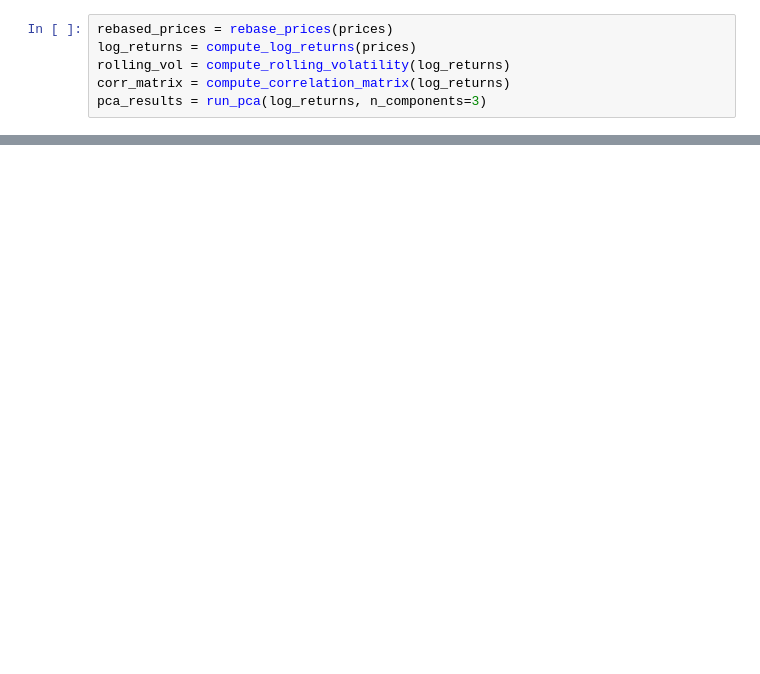
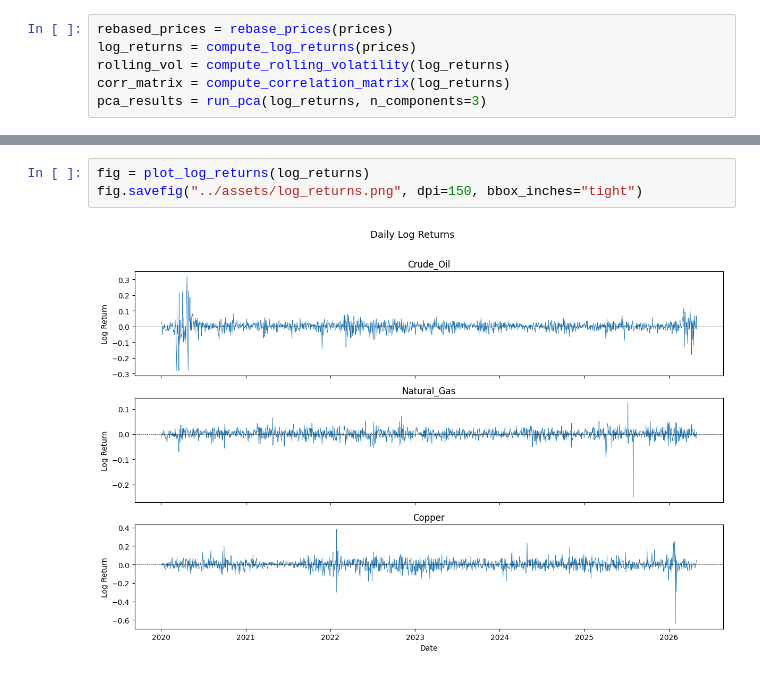
Before and after one commit to addzzz786/commodity-price-dashboard, a Jupyter notebook: notebooks/01_exploration.ipynb, the cells around one changed output, grey strips where cells are left out. Drawn from its saved outputs; the diff is of its cells as text; blank space fills up the shorter version.

Commit message:
docs: incorporate images into README

```diff
--- a/notebooks/01_exploration.ipynb
+++ b/notebooks/01_exploration.ipynb
@@ -60,0 +66,5 @@ _=plot_pca_summary(pca_results)
+# %%
+fig = plot_log_returns(log_returns)
+fig.savefig("../assets/log_returns.png", dpi=150, bbox_inches="tight")
+# %% [output]
+[figure, added]
```
Also changed, not shown: parts of 12 cells of this notebook, 7 other files.
